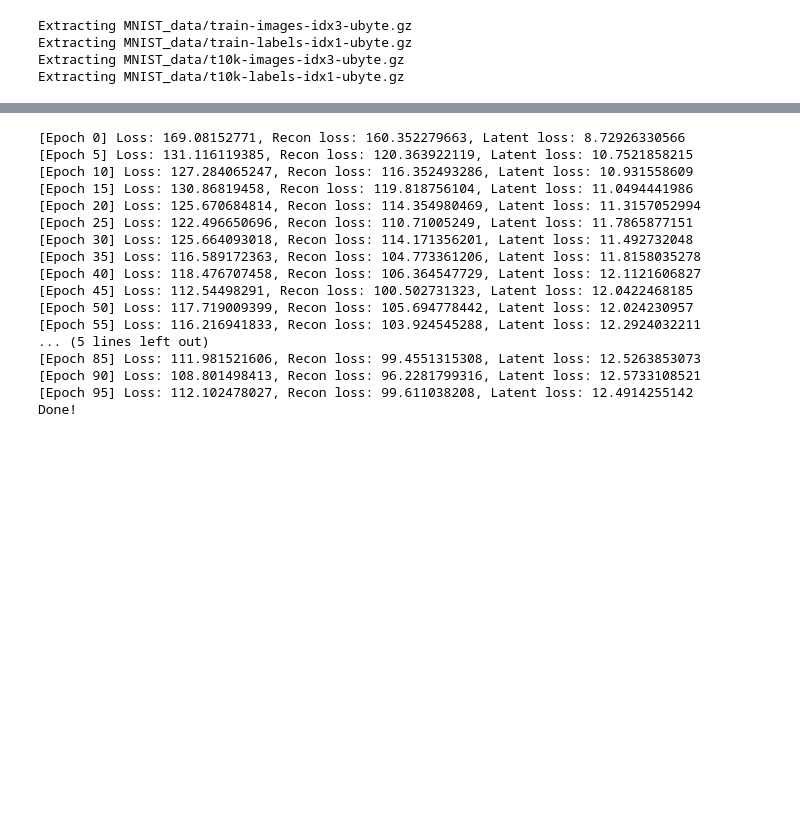
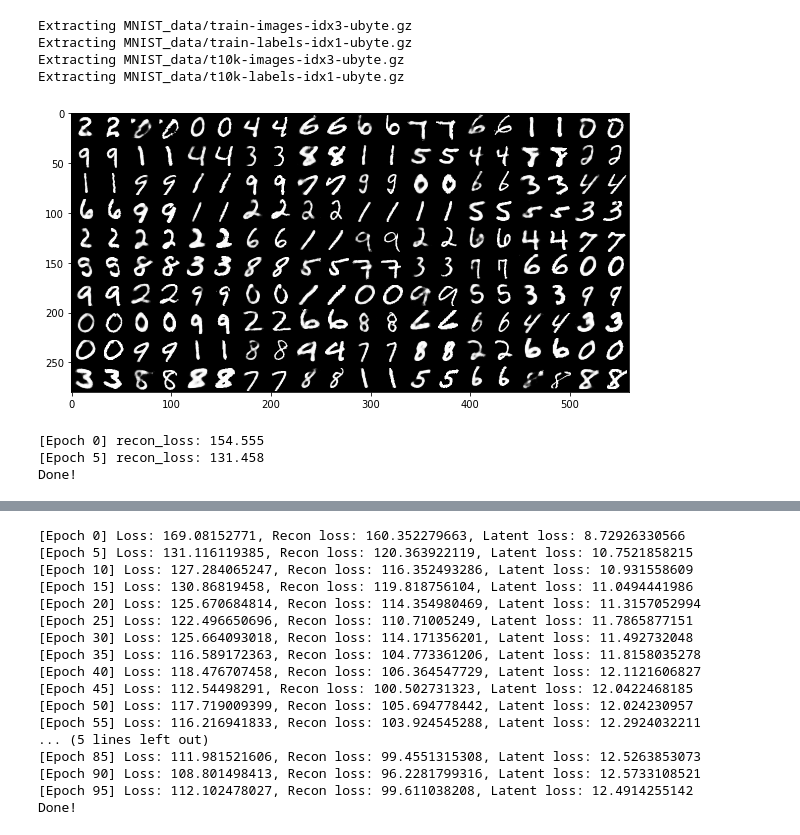
Before and after one commit to shaohua0116/VAE-Tensorflow, a Jupyter notebook: demo.ipynb, the cells around one changed output, grey strips where cells are left out. Cells and saved outputs as stored; diff of their text form; code cells hidden in the pictures; blank space fills up the shorter version.

```diff
--- a/demo.ipynb
+++ b/demo.ipynb
@@ -17,0 +81,53 @@ Extracting MNIST_data/t10k-labels-idx1-ubyte.gz
+# %%
+def trainer(model_object, learning_rate=1e-3, batch_size=64, num_epoch=100, n_z=8):
+    model = model_object(
+        learning_rate=learning_rate, batch_size=batch_size, n_z=n_z)
+
+    for epoch in range(num_epoch):
+        for iter in range(num_sample // batch_size):
+            # Obtina a batch
+            batch = mnist.train.next_batch(batch_size)
+            # Execute the forward and the backward pass and report computed losses
+            losses = model.run_single_step(batch[0])
+
+        if epoch % 5 == 0:
+            log_str = '[Epoch {}] '.format(epoch)
+            for k, v in losses.items():
+                log_str += '{}: {:.3f}  '.format(k, v)
+            print(log_str)
+
+    print('Done!')
+    return model
+# %%
+# Train the model
+model = trainer(Autoencoder, learning_rate=1e-3,  batch_size=64, num_epoch=10, n_z=8)
+# %%
+def test_reconstruction(model, mnist, h=28, w=28, batch_size=100):
+    # Test the trained model: reconstruction
+    batch = mnist.test.next_batch(batch_size)
+    x_reconstructed = model.reconstructor(batch[0])
+
+    n = np.sqrt(batch_size).astype(np.int32)
+    I_reconstructed = np.empty((h*n, 2*w*n))
+    for i in range(n):
+        for j in range(n):
+            x = np.concatenate(
+                (x_reconstructed[i*n+j, :].reshape(h, w),
+                 batch[0][i*n+j, :].reshape(h, w)),
+                axis=1
+            )
+            I_reconstructed[i*h:(i+1)*h, j*2*w:(j+1)*2*w] = x
+
+    plt.figure(figsize=(10, 20))
+    plt.imshow(I_reconstructed, cmap='gray')
+# %%
+test_reconstruction(model, mnist)
+# %% [output]
+[figure, added]
+# %%
+# Train the model
+model = trainer(learning_rate=1e-3,  batch_size=64, num_epoch=10, n_z=4)
+# %% [output]
+[Epoch 0] recon_loss: 154.555
+[Epoch 5] recon_loss: 131.458
+Done!
```
Also changed, not shown: parts of 8 cells of this notebook, 2 other files.
